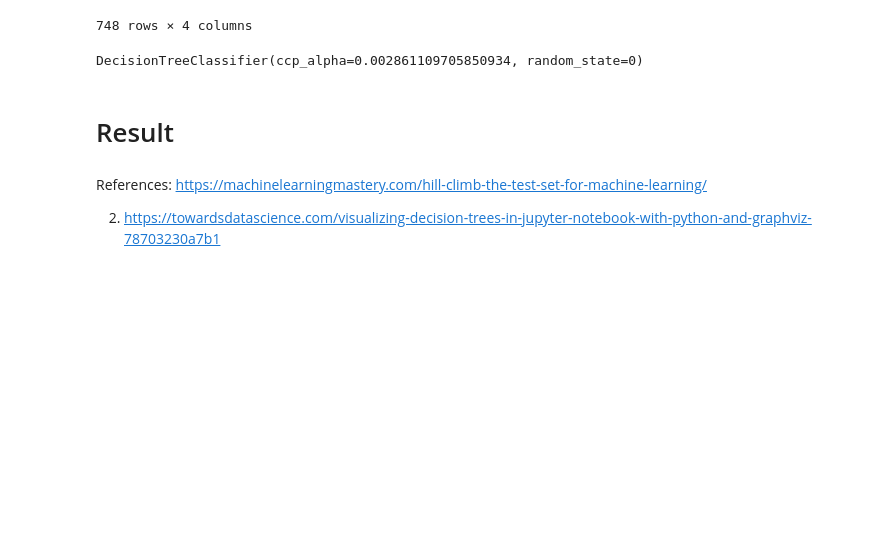
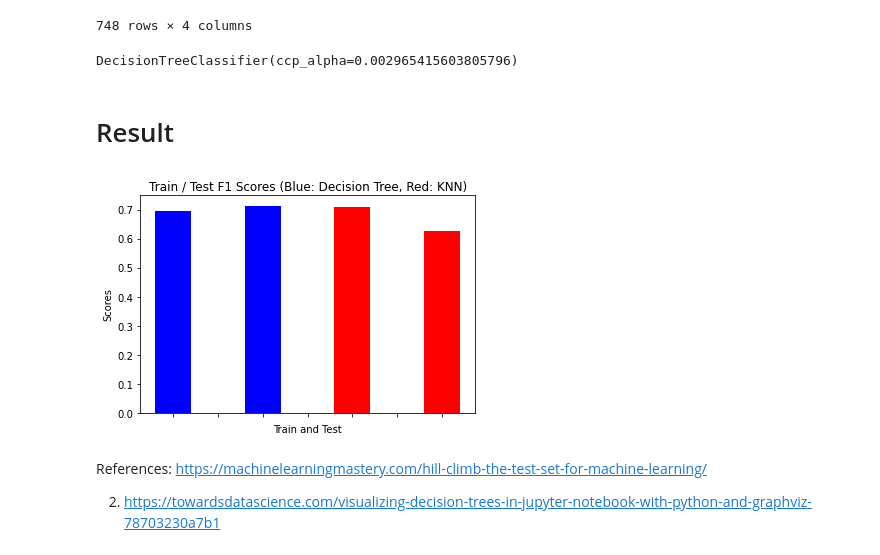
Before and after one commit to PurushottamPadhya/Datascience_Assignment_Blood_Transfusion, a Jupyter notebook: assignment2_s3804289_s3847501.ipynb, the cells around one changed output. Cells and saved outputs as stored; diff of their text form; code cells hidden in the pictures; blank space fills up the shorter version.

```diff
--- a/assignment2_s3804289_s3847501.ipynb
+++ b/assignment2_s3804289_s3847501.ipynb
@@ -821,9 +862,9 @@ X
 | 746 | 9.506684 | 1.000000 | 250.000000 | 39 |
 | 747 | 9.506684 | 1.000000 | 250.000000 | 72 |
 748 rows × 4 columns
-# %%
-clf
-# %% [output]
-DecisionTreeClassifier(ccp_alpha=0.002861109705850934, random_state=0)
+# %%
+best_decision_tree
+# %% [output]
+DecisionTreeClassifier(ccp_alpha=0.002965415603805796)
 # %%
 from sklearn.tree import export_graphviz
@@ -832,6 +873,17 @@ export_graphviz(clf, 'tree.dot', feature_names = list(X.columns))
 ! "C:\Program Files\Graphviz\bin\dot" -Tpng tree.dot -o tree.png
 # %% [markdown]
 # Result
+# %%
+plt.bar(x=[1,3], height=[0.6967567567567567, 0.7133576642335766], color = "blue")
+plt.bar(x=[5,7], height=[0.70833, 0.625884], color = "red")
+plt.xlabel("Train and Test")
+plt.ylabel("Scores")
+plt.title("Train / Test F1 Scores (Blue: Decision Tree, Red: KNN)")
+frame1 = plt.gca()
+frame1.axes.xaxis.set_ticklabels([])
+plt.show()
+# %% [output]
+[figure, added]
 # %% [markdown]
 References: https://machinelearningmastery.com/hill-climb-the-test-set-for-machine-learning/
 
```
Also changed, not shown: parts of 12 cells of this notebook, 2 other files.
